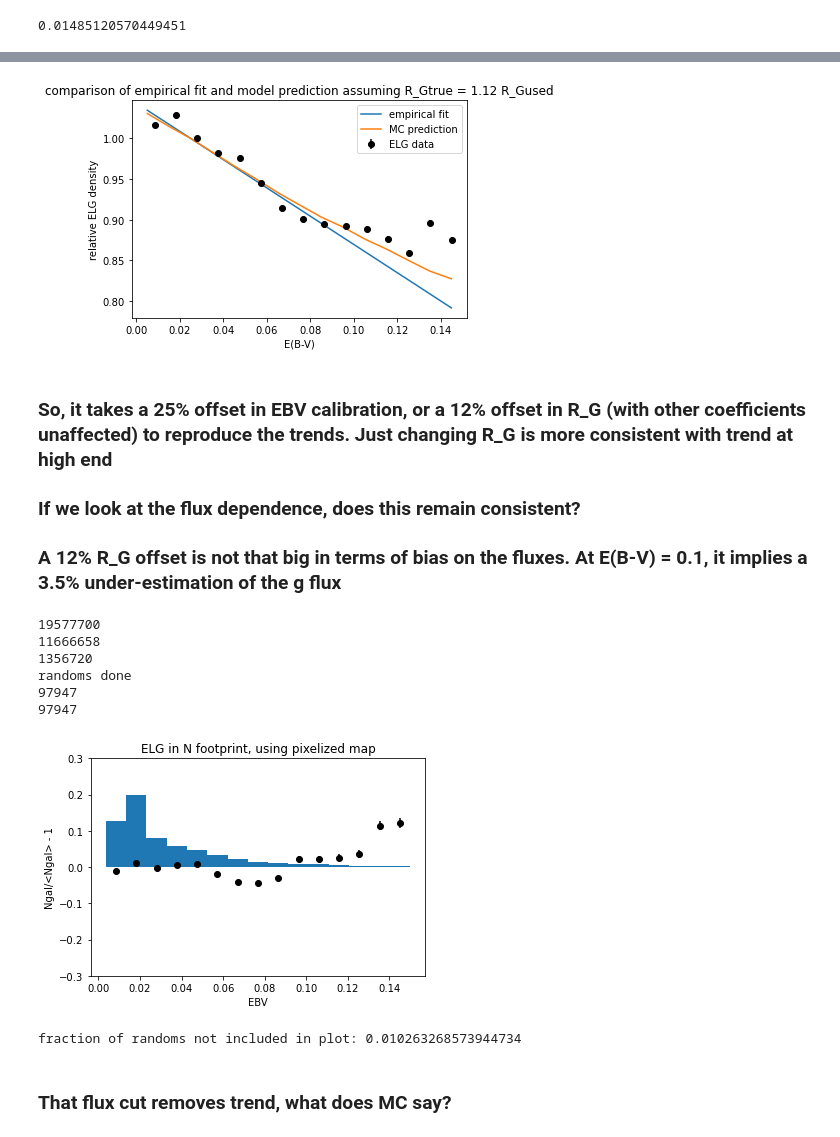
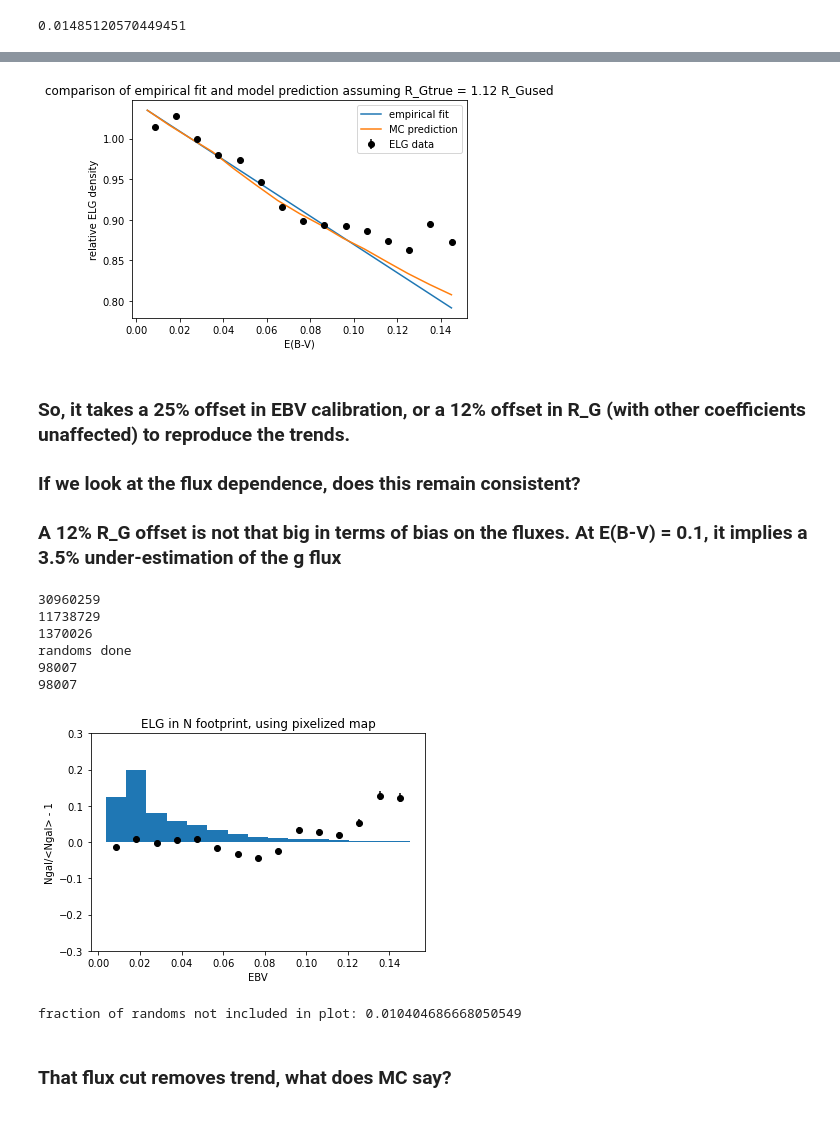
Before and after one commit to desihub/LSS, a Jupyter notebook: Sandbox/imaging/ELGEBV.ipynb, the cells around one changed output, grey strips where cells are left out. Drawn from its saved outputs; the diff is of its cells as text; code cells hidden in the pictures.

```diff
--- a/Sandbox/imaging/ELGEBV.ipynb
+++ b/Sandbox/imaging/ELGEBV.ipynb
@@ -329,5 +329,5 @@ import MCeff_ELG as MC
 0.01485120570449451
 # %%
 #get points for comparison to model
-dd,vd,ed = densvar.densvsimpar_pix('ELG','EBV',reg='N',vmax=.15,nbin=15)
+dd,vd,ed = densvar.densvsimpar_pix('ELG','EBV',reg='N',vmax=.15,nbin=15,ff='targetDR9m42sep26.fits')
 # %% [output]
@@ -372,46 +372,46 @@ plt.show()
 # %%
 #this simulates effect of 12% calibration error in the region's R_G, assuming the rest are ok
 ev = np.arange(0,.15,.01)+.005
 ee = 1.0-.25/.15*ev #empirical "fit" above
 rf = 1.
 gf=1.
 zf = 1.
 v=0
-e0 = MC.ELGeffcalcExt(0.03,0.05,0.1,10.**(-0.4*MC.R_G*v),10.**(-0.4*MC.R_R*v),10.**(-0.4*MC.R_Z*v),south=False,gf=gf,rf=rf,zf=zf)
+#e0 = MC.ELGeffcalcExt(0.03,0.05,0.1,10.**(-0.4*MC.R_G*v),10.**(-0.4*MC.R_R*v),10.**(-0.4*MC.R_Z*v),south=False,gf=gf,rf=rf,zf=zf)
 EBVfac = 0.12
 pl = []
 for v,e in zip(ev,ee):
     ef = MC.ELGeffcalcExt(0.03,0.05,0.1,10.**(-0.4*MC.R_G*v),10.**(-0.4*MC.R_R*v),10.**(-0.4*MC.R_Z*v),south=False,gf=10.**(-0.4*MC.R_G*v*EBVfac),rf=1.,zf=1.)
     #print(ef,e)
     pl.append(ef)
 pl = np.array(pl)
 plt.plot(ev,ee/ee[2],label='empirical fit')
 plt.plot(ev,pl/pl[2],label='MC prediction')
 plt.errorbar(dd,vd/vd[2],ed,fmt='ko',label='ELG data')
 plt.xlabel('E(B-V)')
 plt.ylabel('relative ELG density')
 plt.title('comparison of empirical fit and model prediction assuming R_Gtrue = 1.12 R_Gused')
 plt.legend()
 plt.show()
 # %% [output]
-[figure, old version]
+[figure, new version]
 # %% [markdown]
-### So, it takes a 25% offset in EBV calibration, or a 12% offset in R_G (with other coefficients unaffected) to reproduce the trends. Just changing R_G is more consistent with trend at high end
+### So, it takes a 25% offset in EBV calibration, or a 12% offset in R_G (with other coefficients unaffected) to reproduce the trends.
 ### If we look at the flux dependence, does this remain consistent?
 
 ### A 12% R_G offset is not that big in terms of bias on the fluxes. At E(B-V) = 0.1, it implies a 3.5% under-estimation of the g flux
 # %%
 #look at EBV relationship when a brighter flux cut is applied
-ddc,dvc,dec = densvar.densvsimpar_pix('ELG','EBV',reg='N',vmax=.15,nbin=15,gfluxcut=.8)
+ddc,dvc,dec = densvar.densvsimpar_pix('ELG','EBV',reg='N',vmax=.15,nbin=15,gfluxcut=.8,ff='targetDR9m42sep26.fits')
 # %% [output]
-19577700
-11666658
-1356720
+30960259
+11738729
+1370026
 randoms done
-97947
-97947
+98007
+98007
-[figure, old version]
+[figure, new version]
-fraction of randoms not included in plot: 0.010263268573944734
+fraction of randoms not included in plot: 0.010404686668050549
 # %% [markdown]
 ### That flux cut removes trend, what does MC say?
 # %%
```
Also changed, not shown: parts of 30 cells of this notebook.
